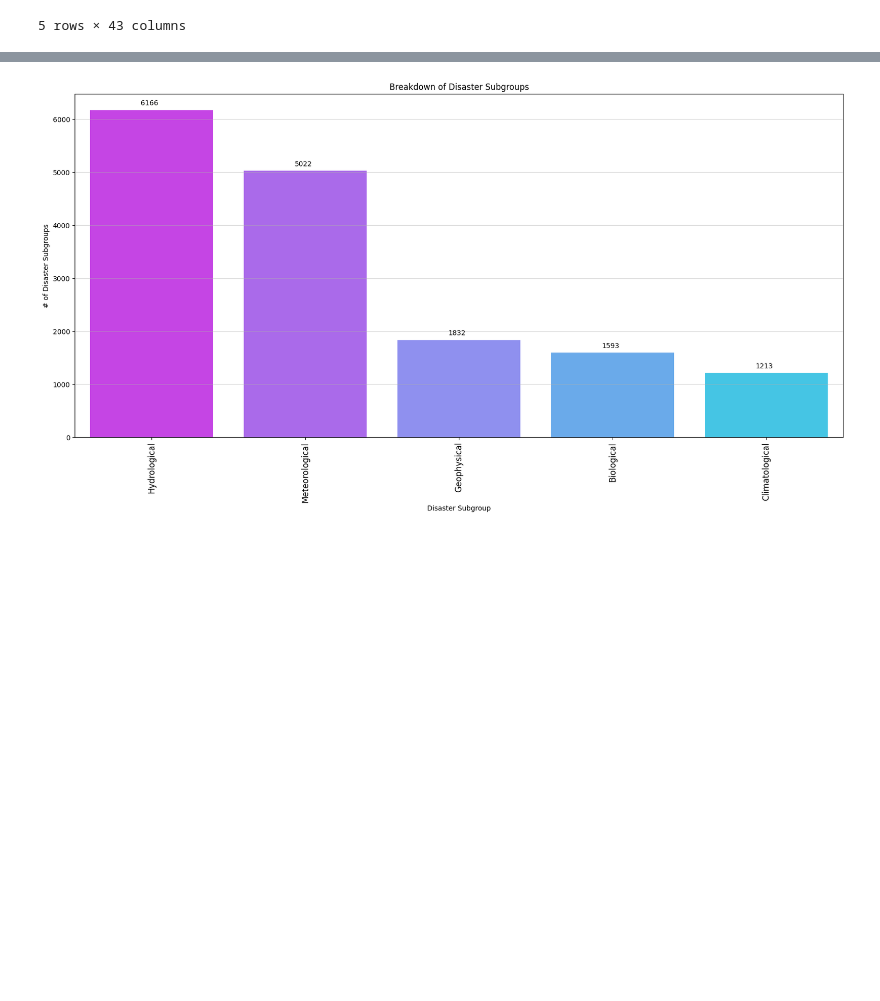
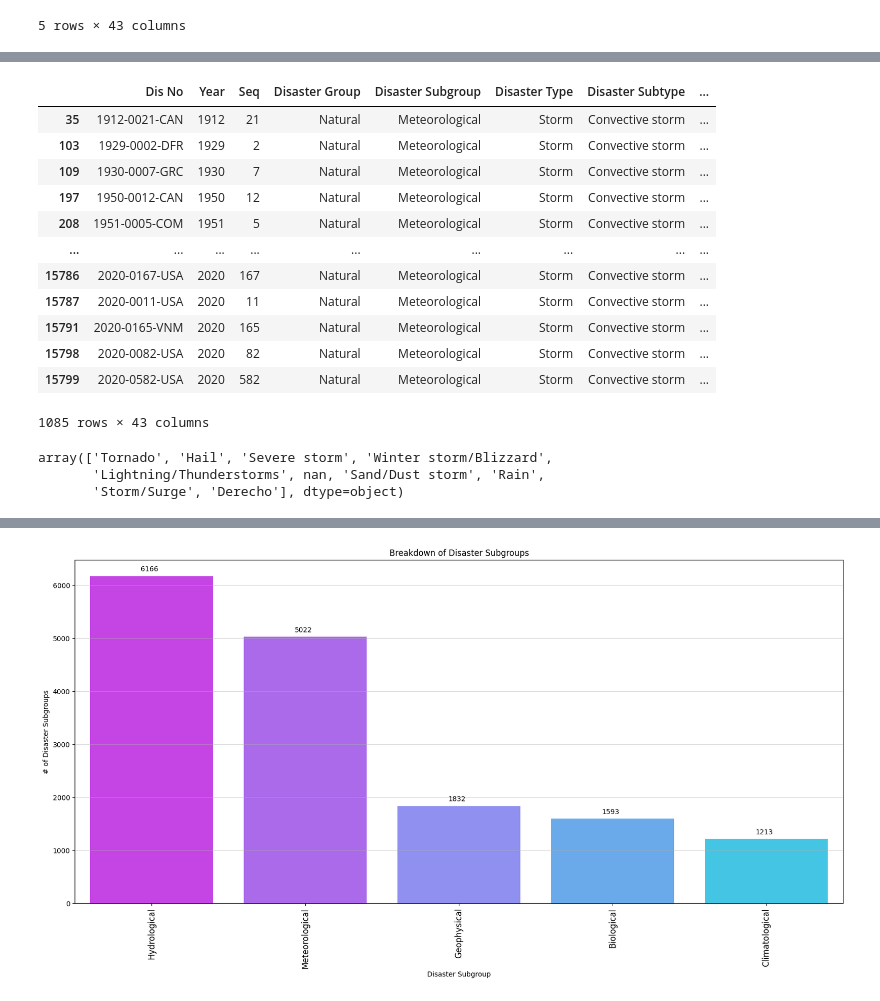
Before and after one commit to jrosebr1/NaturalDisastersAI, a Jupyter notebook: em-dat-disaster-types/EM-DAT Disaster Types.ipynb, the cells around one changed output, grey strips where cells are left out. Drawn from its saved outputs; the diff is of its cells as text; code cells hidden in the pictures; blank space fills up the shorter version.

```diff
--- a/em-dat-disaster-types/EM-DAT Disaster Types.ipynb
+++ b/em-dat-disaster-types/EM-DAT Disaster Types.ipynb
@@ -53,0 +84,25 @@ plt.show()
+# %%
+# grab all rows that are part of the 'convective form' disaster subtype
+df_convective = df_storm[df_storm["Disaster Subtype"] == "Convective storm"]
+df_convective
+# %% [output]
+|  | Dis No | Year | Seq | Disaster Group | Disaster Subgroup | Disaster Type | Disaster Subtype | ... |
+| 35 | 1912-0021-CAN | 1912 | 21 | Natural | Meteorological | Storm | Convective storm | ... |
+| 103 | 1929-0002-DFR | 1929 | 2 | Natural | Meteorological | Storm | Convective storm | ... |
+| 109 | 1930-0007-GRC | 1930 | 7 | Natural | Meteorological | Storm | Convective storm | ... |
+| 197 | 1950-0012-CAN | 1950 | 12 | Natural | Meteorological | Storm | Convective storm | ... |
+| 208 | 1951-0005-COM | 1951 | 5 | Natural | Meteorological | Storm | Convective storm | ... |
+| ... | ... | ... | ... | ... | ... | ... | ... | ... |
+| 15786 | 2020-0167-USA | 2020 | 167 | Natural | Meteorological | Storm | Convective storm | ... |
+| 15787 | 2020-0011-USA | 2020 | 11 | Natural | Meteorological | Storm | Convective storm | ... |
+| 15791 | 2020-0165-VNM | 2020 | 165 | Natural | Meteorological | Storm | Convective storm | ... |
+| 15798 | 2020-0082-USA | 2020 | 82 | Natural | Meteorological | Storm | Convective storm | ... |
+| 15799 | 2020-0582-USA | 2020 | 582 | Natural | Meteorological | Storm | Convective storm | ... |
+1085 rows × 43 columns
+# %%
+# display all natural disaster subtypes for "storm" events
+df_convective["Disaster Subsubtype"].unique()
+# %% [output]
+array(['Tornado', 'Hail', 'Severe storm', 'Winter storm/Blizzard',
+       'Lightning/Thunderstorms', nan, 'Sand/Dust storm', 'Rain',
+       'Storm/Surge', 'Derecho'], dtype=object)
```
Also changed, not shown: parts of 9 cells of this notebook.
